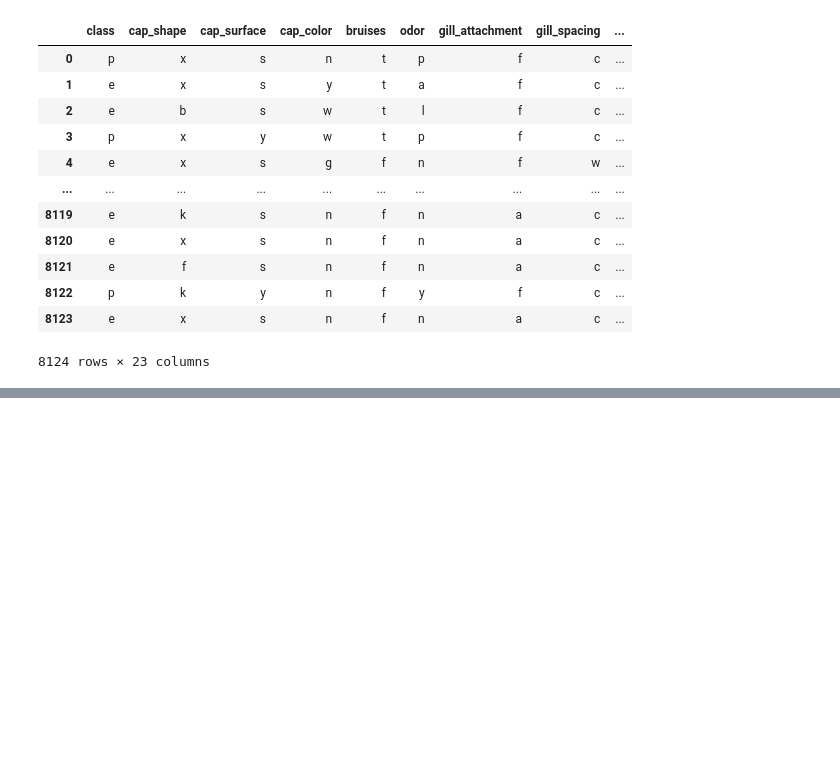
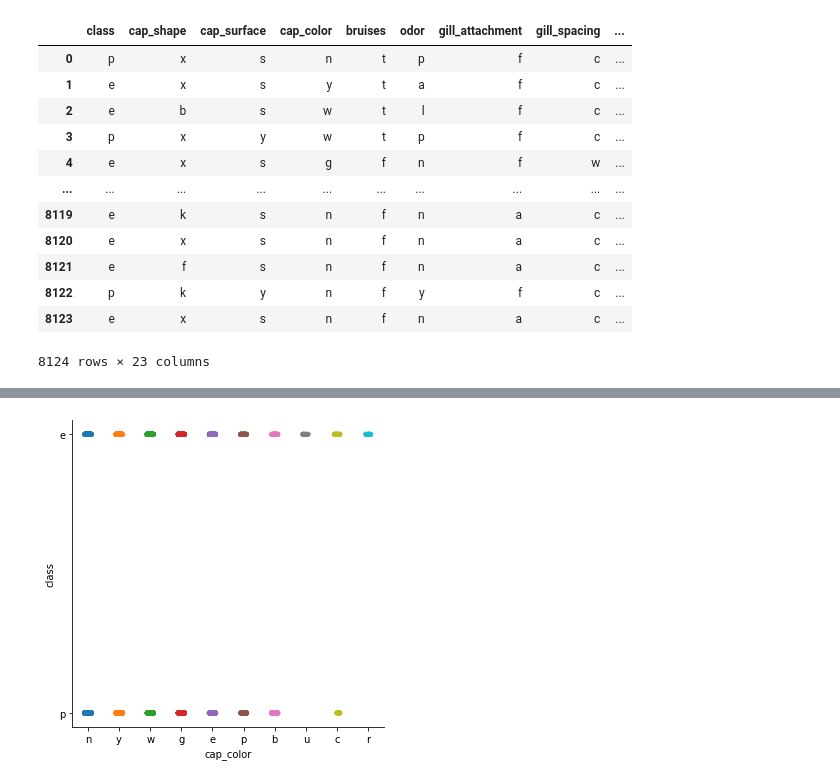
Before and after one commit to Mezuah4/mushroom_class, a Jupyter notebook: mushroom.ipynb, the cells around one changed output, grey strips where cells are left out. Cells and saved outputs as stored; diff of their text form; code cells hidden in the pictures; blank space fills up the shorter version.

```diff
--- a/mushroom.ipynb
+++ b/mushroom.ipynb
@@ -32,0 +51,6 @@ mush_df
+# %%
+# Cap Color
+sns.catplot(data=mush_df, x='cap_color', y='class')
+plt.show()
+# %% [output]
+[figure, added]
```
Also changed, not shown: parts of 23 cells of this notebook.
